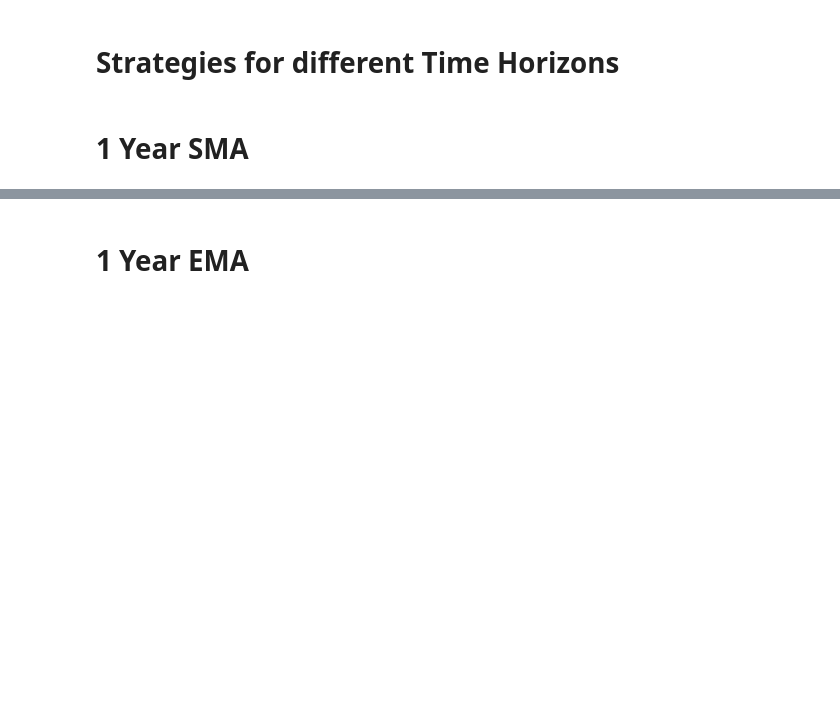
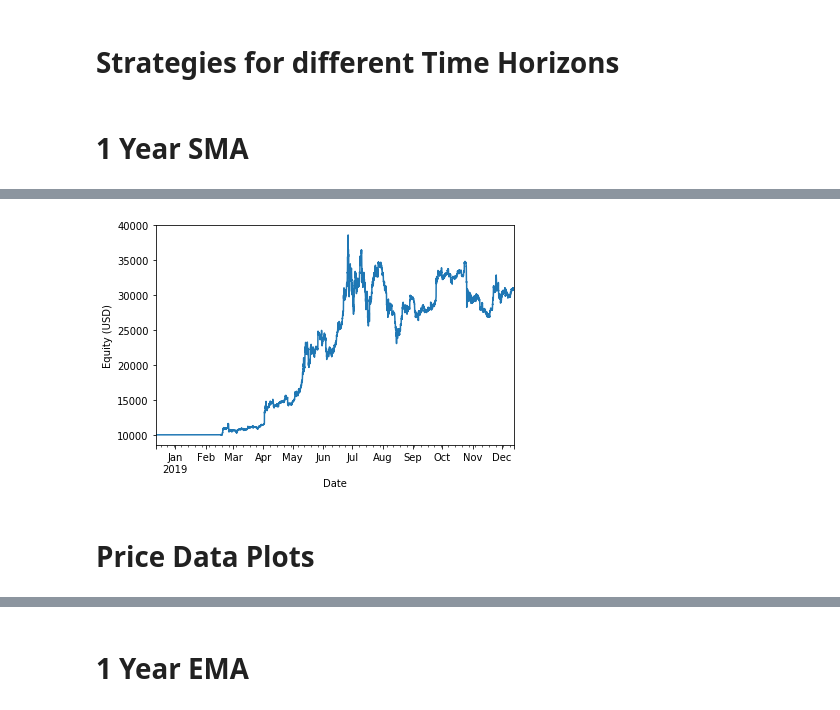
Before and after one commit to Globe-Research/bittrends, a Jupyter notebook: BTCUSD Analysis for Different Time Horizons.ipynb, the cells around one changed output, grey strips where cells are left out. Saved outputs shown, nothing was run; the diff lists cells and outputs as text; code cells hidden in the pictures; blank space fills up the shorter version.

```diff
--- a/BTCUSD Analysis for Different Time Horizons.ipynb
+++ b/BTCUSD Analysis for Different Time Horizons.ipynb
@@ -224,0 +300,10 @@ dtype: object
+# %%
+plt.xlabel('Date')
+plt.ylabel(r'Equity (USD)')
+fig = rr['Equity'].plot().get_figure()
+fig.tight_layout()
+fig.savefig('btc_sma1_equity.png')
+# %% [output]
+[figure, added]
+# %% [markdown]
+# Price Data Plots
```
Also changed, not shown: parts of 139 cells of this notebook.
